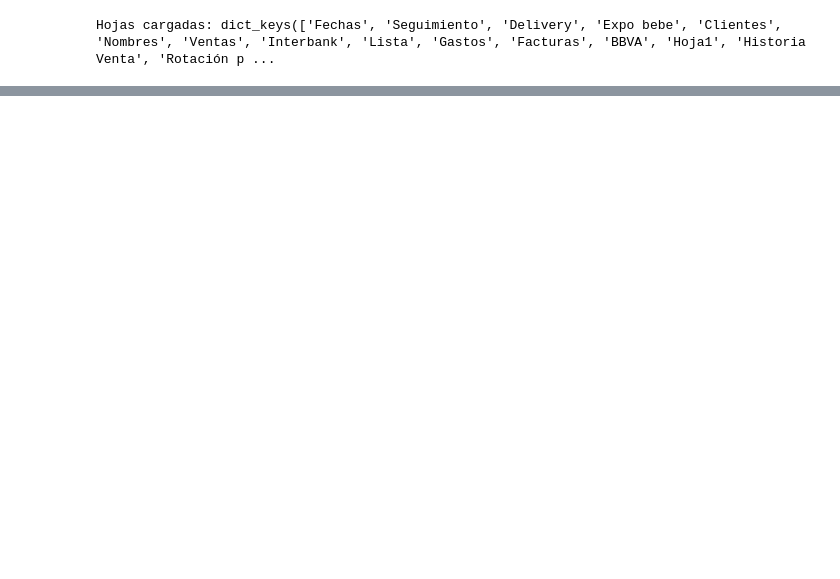
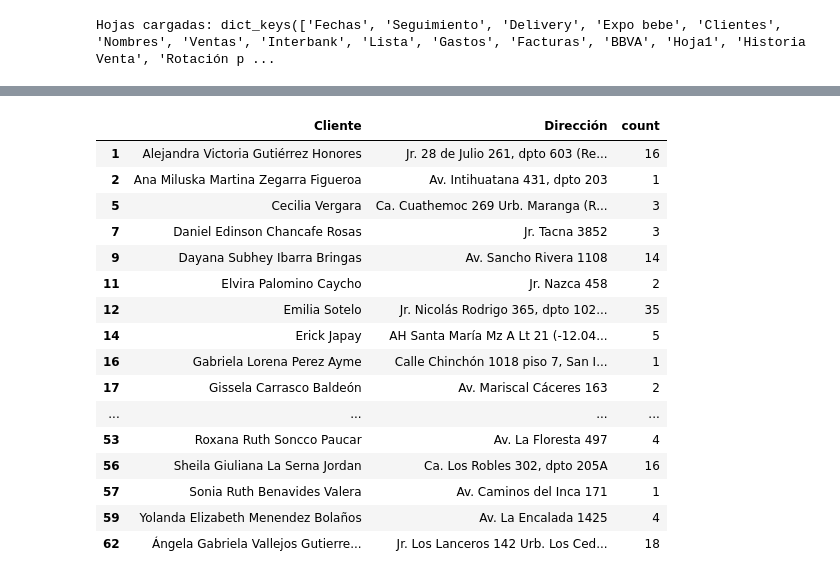
Before and after one commit to hzaquelli82/KZ_proyect, a Jupyter notebook: ETL_inicial.ipynb, the cells around one changed output, grey strips where cells are left out. Saved outputs shown, nothing was run; the diff lists cells and outputs as text; code cells hidden in the pictures; blank space fills up the shorter version.

```diff
--- a/ETL_inicial.ipynb
+++ b/ETL_inicial.ipynb
@@ -97,0 +115,5 @@ memory usage: 80.3+ KB
+# %%
+# Contar cantidad de envios por cliente y por dirección
+
+df_delivery_most_frequent_address = df_delivery_filtrado.groupby(['Cliente', 'Dirección']).size().reset_index(name='count')
+df_delivery_most_frequent_address
@@ -97,0 +134,23 @@ memory usage: 80.3+ KB
+# %%
+# Separar la dirección con más repeticiones por cliente
+
+df_delivery_most_frequent_address = df_delivery_most_frequent_address.loc[df_delivery_most_frequent_address.groupby('Cliente')['count'].idxmax()] # agrupa por cliente, luego bus el valor más alto de 'count' y devuelve su índice. Con este valor la funcion 'loc' devuelve la fila con el valor más alto de 'count'
+df_delivery_most_frequent_address
+# %% [output]
+|  | Cliente | Dirección | count |
+| 1 | Alejandra Victoria Gutiérrez Honores | Jr. 28 de Julio 261, dpto 603 (Re... | 16 |
+| 2 | Ana Miluska Martina Zegarra Figueroa | Av. Intihuatana 431, dpto 203 | 1 |
+| 5 | Cecilia Vergara | Ca. Cuathemoc 269 Urb. Maranga (R... | 3 |
+| 7 | Daniel Edinson Chancafe Rosas | Jr. Tacna 3852 | 3 |
+| 9 | Dayana Subhey Ibarra Bringas | Av. Sancho Rivera 1108 | 14 |
+| 11 | Elvira Palomino Caycho | Jr. Nazca 458 | 2 |
+| 12 | Emilia Sotelo | Jr. Nicolás Rodrigo 365, dpto 102... | 35 |
+| 14 | Erick Japay | AH Santa María Mz A Lt 21 (-12.04... | 5 |
+| 16 | Gabriela Lorena Perez Ayme | Calle Chinchón 1018 piso 7, San I... | 1 |
+| 17 | Gissela Carrasco Baldeón | Av. Mariscal Cáceres 163 | 2 |
+| ... | ... | ... | ... |
+| 53 | Roxana Ruth Soncco Paucar | Av. La Floresta 497 | 4 |
+| 56 | Sheila Giuliana La Serna Jordan | Ca. Los Robles 302, dpto 205A | 16 |
+| 57 | Sonia Ruth Benavides Valera | Av. Caminos del Inca 171 | 1 |
+| 59 | Yolanda Elizabeth Menendez Bolaños | Av. La Encalada 1425 | 4 |
+| 62 | Ángela Gabriela Vallejos Gutierre... | Jr. Los Lanceros 142 Urb. Los Ced... | 18 |
```
Also changed, not shown: parts of 14 cells of this notebook.
